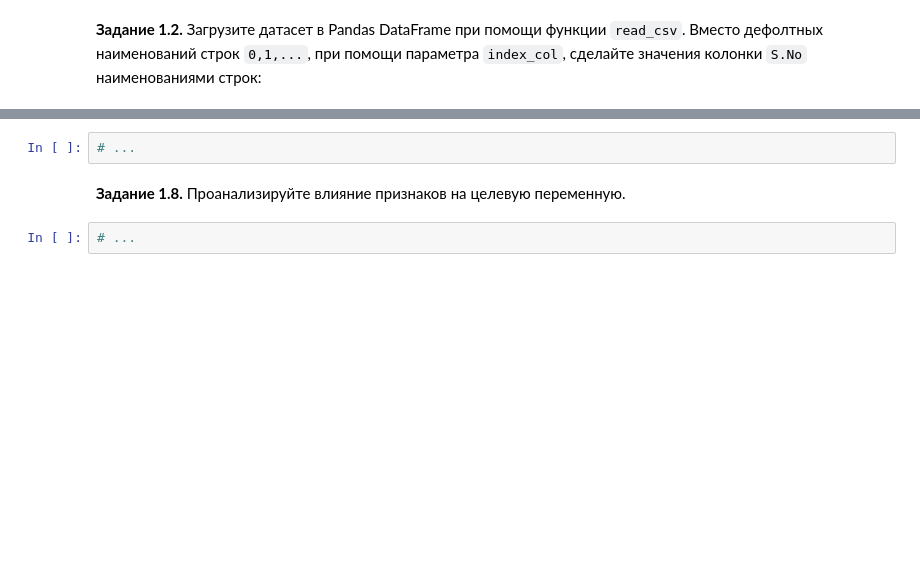
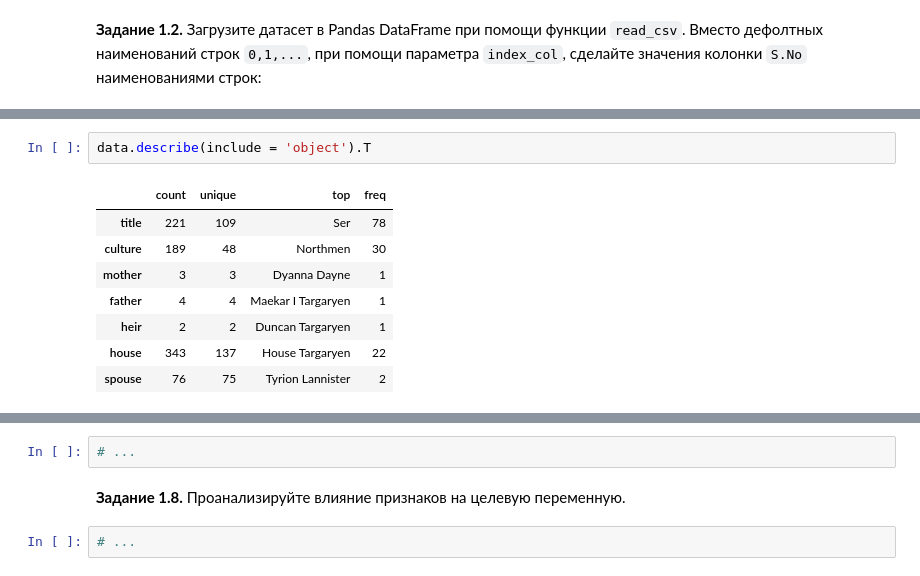
Before and after one commit to VLADpit/MyGoogleColab, a Jupyter notebook: week_01_ml_intro/Homework/hw_1_game_of_thrones.ipynb, the cells around one changed output, grey strips where cells are left out. Saved outputs shown, nothing was run; the diff lists cells and outputs as text; blank space fills up the shorter version.

```diff
--- a/week_01_ml_intro/Homework/hw_1_game_of_thrones.ipynb
+++ b/week_01_ml_intro/Homework/hw_1_game_of_thrones.ipynb
@@ -262,0 +118,11 @@ KeyError: '[Ellipsis] not found in axis'
+# %%
+data.describe(include = 'object').T
+# %% [output]
+|  | count | unique | top | freq |
+| title | 221 | 109 | Ser | 78 |
+| culture | 189 | 48 | Northmen | 30 |
+| mother | 3 | 3 | Dyanna Dayne | 1 |
+| father | 4 | 4 | Maekar I Targaryen | 1 |
+| heir | 2 | 2 | Duncan Targaryen | 1 |
+| house | 343 | 137 | House Targaryen | 22 |
+| spouse | 76 | 75 | Tyrion Lannister | 2 |
```
Also changed, not shown: parts of 81 cells of this notebook.
